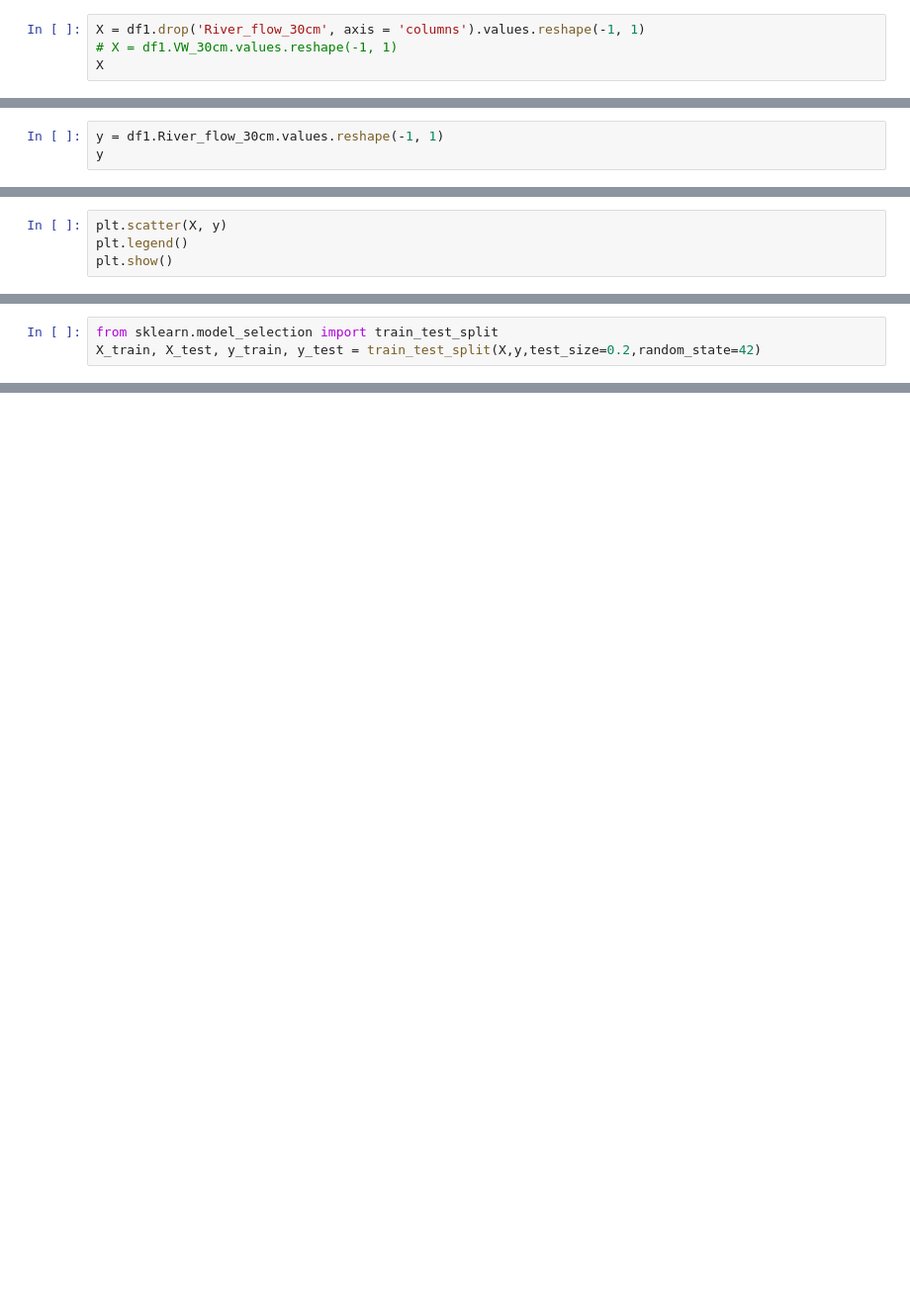
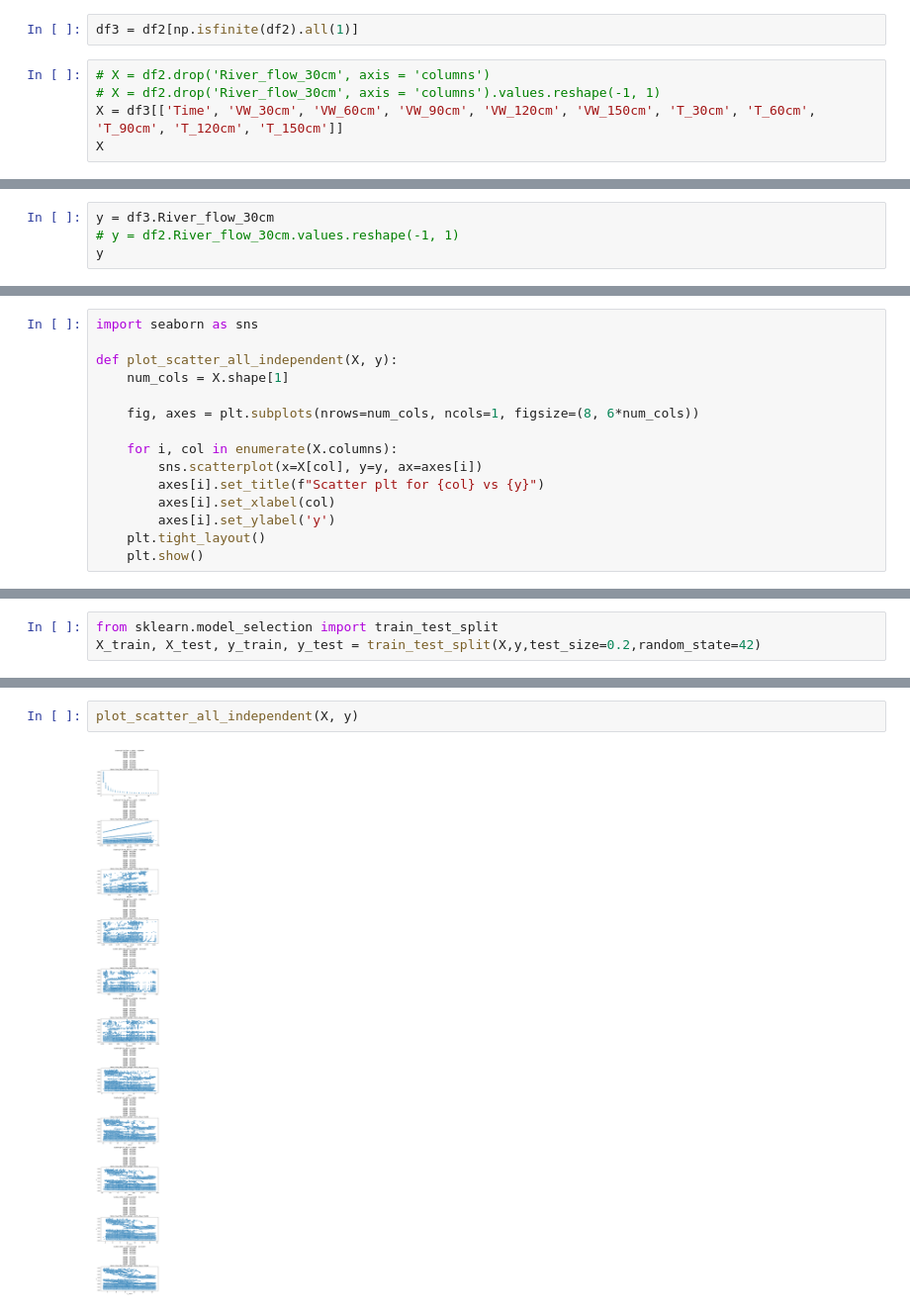
Before and after one commit to Quentinkamwendo/irrigation_system, a Jupyter notebook: River water levels.ipynb, the cells around one changed output, grey strips where cells are left out. Shown at 99% size. Saved outputs shown, nothing was run; the diff lists cells and outputs as text; blank space fills up the shorter version.

```diff
--- a/River water levels.ipynb
+++ b/River water levels.ipynb
@@ -131,5 +132,8 @@ array([0.243, 0.244, 0.242, 0.241, 0.245, 0.24 , 0.239, 0.238, 0.237,
+# %%
+df3 = df2[np.isfinite(df2).all(1)]
 # %%
-X = df1.drop('River_flow_30cm', axis = 'columns').values.reshape(-1, 1)
-# X = df1.VW_30cm.values.reshape(-1, 1)
+# X = df2.drop('River_flow_30cm', axis = 'columns')
+# X = df2.drop('River_flow_30cm', axis = 'columns').values.reshape(-1, 1)
+X = df3[['Time', 'VW_30cm', 'VW_60cm', 'VW_90cm', 'VW_120cm', 'VW_150cm', 'T_30cm', 'T_60cm', 'T_90cm', 'T_120cm', 'T_150cm']]
 X
 # %% [output]
@@ -143,4 +176,5 @@ array([['CAF003'],
 # %%
-y = df1.River_flow_30cm.values.reshape(-1, 1)
+y = df3.River_flow_30cm
+# y = df2.River_flow_30cm.values.reshape(-1, 1)
 y
 # %% [output]
@@ -154,4 +193,15 @@ array([[2.63130539e-07],
 # %%
-plt.scatter(X, y)
-plt.legend()
-plt.show()
+import seaborn as sns
+
+def plot_scatter_all_independent(X, y):
+    num_cols = X.shape[1]
+
+    fig, axes = plt.subplots(nrows=num_cols, ncols=1, figsize=(8, 6*num_cols))
+
+    for i, col in enumerate(X.columns):
+        sns.scatterplot(x=X[col], y=y, ax=axes[i])
+        axes[i].set_title(f"Scatter plt for {col} vs {y}")
+        axes[i].set_xlabel(col)
+        axes[i].set_ylabel('y')
+    plt.tight_layout()
+    plt.show()
@@ -183,2 +225,6 @@ lr_model.score(X_test, y_test)
+# %%
+plot_scatter_all_independent(X, y)
+# %% [output]
+[figure, added]
 # %%
 import pickle
```
Also changed, not shown: parts of 17 cells of this notebook, 22 other files.
